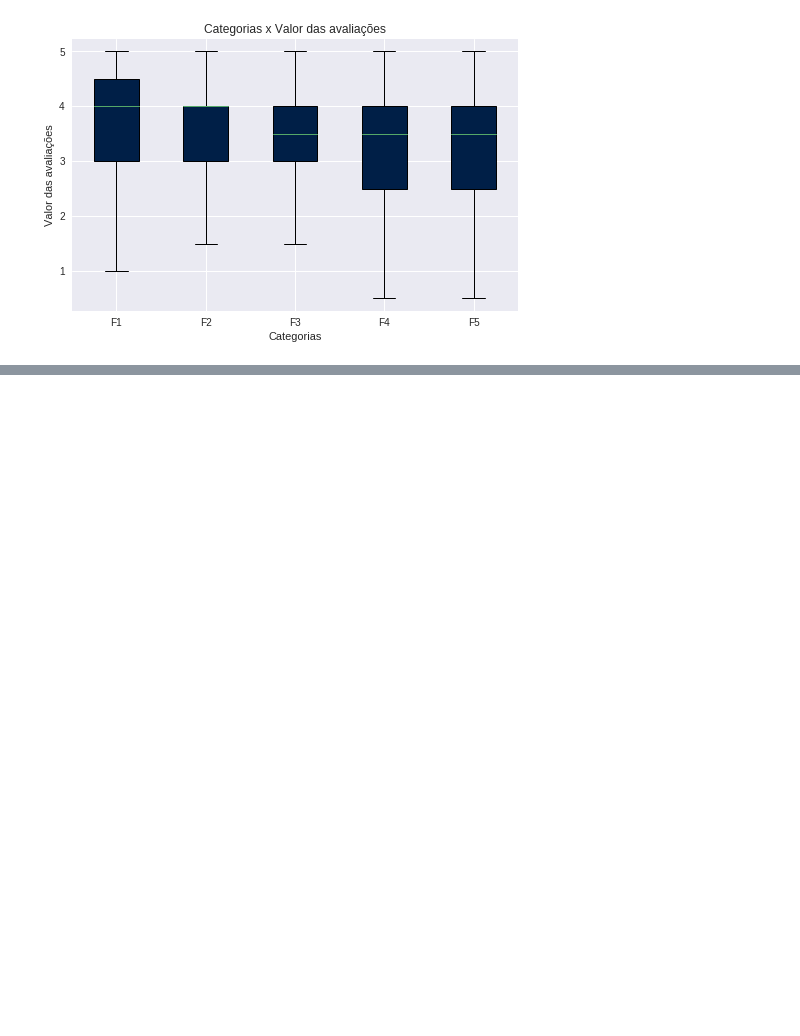
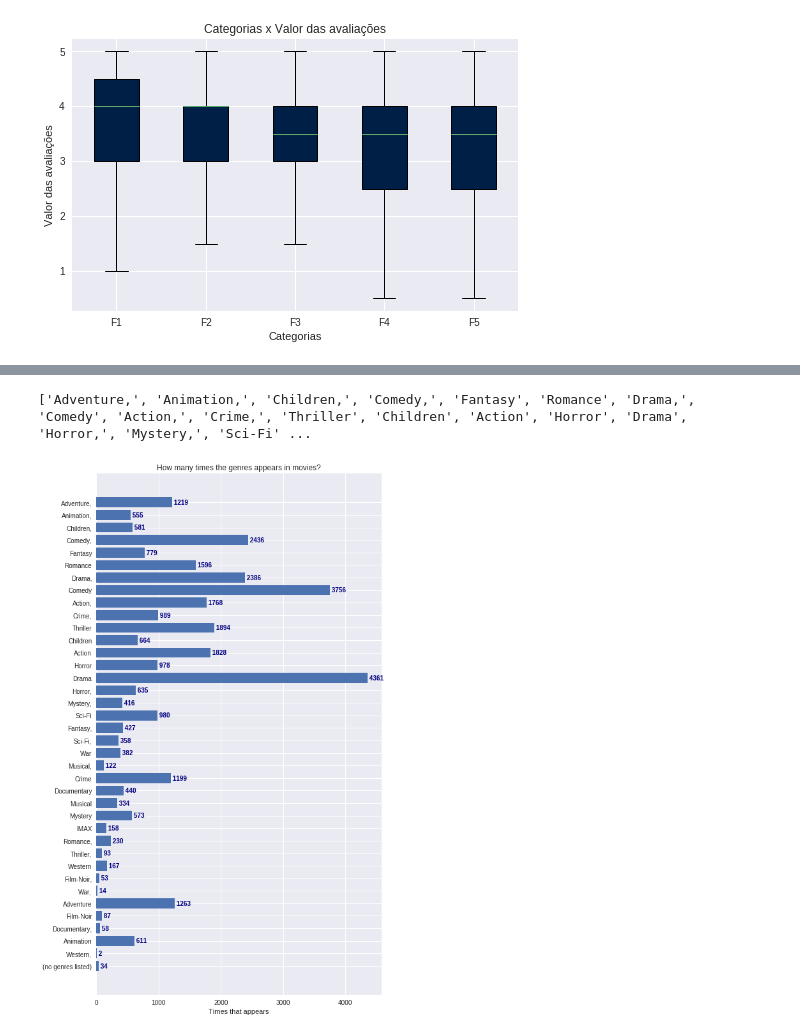
Before and after one commit to amandachagas/surprise-test, a Jupyter notebook: Descritive Analyze.ipynb, the cells around one changed output, grey strips where cells are left out. Saved outputs shown, nothing was run; the diff lists cells and outputs as text; code cells hidden in the pictures; blank space fills up the shorter version.

```diff
--- a/Descritive Analyze.ipynb
+++ b/Descritive Analyze.ipynb
@@ -205,0 +288,13 @@ plt.show()
+# %%
+genres_counter = []
+for genre in genres:
+    count = 0
+    aux = {}
+    for index, row in movies.iterrows():
+        if genre in row.genres:
+            count += 1
+    aux['genre'] = genre
+    aux['count'] = count
+    genres_counter.append(aux)
+
+genres_counter
@@ -205,0 +340,31 @@ plt.show()
+# %%
+plt.rcParams['figure.figsize'] = (8,15)
+
+fig, ax = plt.subplots()
+
+repeats = []
+for item in genres_counter:
+    repeats.append(item['count'])
+
+# Data to plot
+print(genres)
+genres_label = genres
+y_pos = np.arange(len(genres_label))
+repeats_label = repeats
+
+
+ax.barh(y_pos, repeats_label, align='center')
+ax.set_yticks(y_pos)
+ax.set_yticklabels(genres_label)
+ax.invert_yaxis()  # labels read top-to-bottom
+ax.set_xlabel('Times that appears')
+ax.set_title('How many times the genres appears in movies?')
+
+for i, v in enumerate(repeats_label):
+#     ax.text(v + 3, i + .25, str(v), color='navy', fontweight='bold')
+    ax.text(v, i, " "+str(v), color='navy', va='center', fontweight='bold')
+
+plt.show()
+# %% [output]
+['Adventure,', 'Animation,', 'Children,', 'Comedy,', 'Fantasy', 'Romance', 'Drama,', 'Comedy', 'Action,', 'Crime,', 'Thriller', 'Children', 'Action', 'Horror', 'Drama', 'Horror,', 'Mystery,', 'Sci-Fi' ...
+[figure, added]
```
Also changed, not shown: parts of 10 cells of this notebook, 2 other files.
